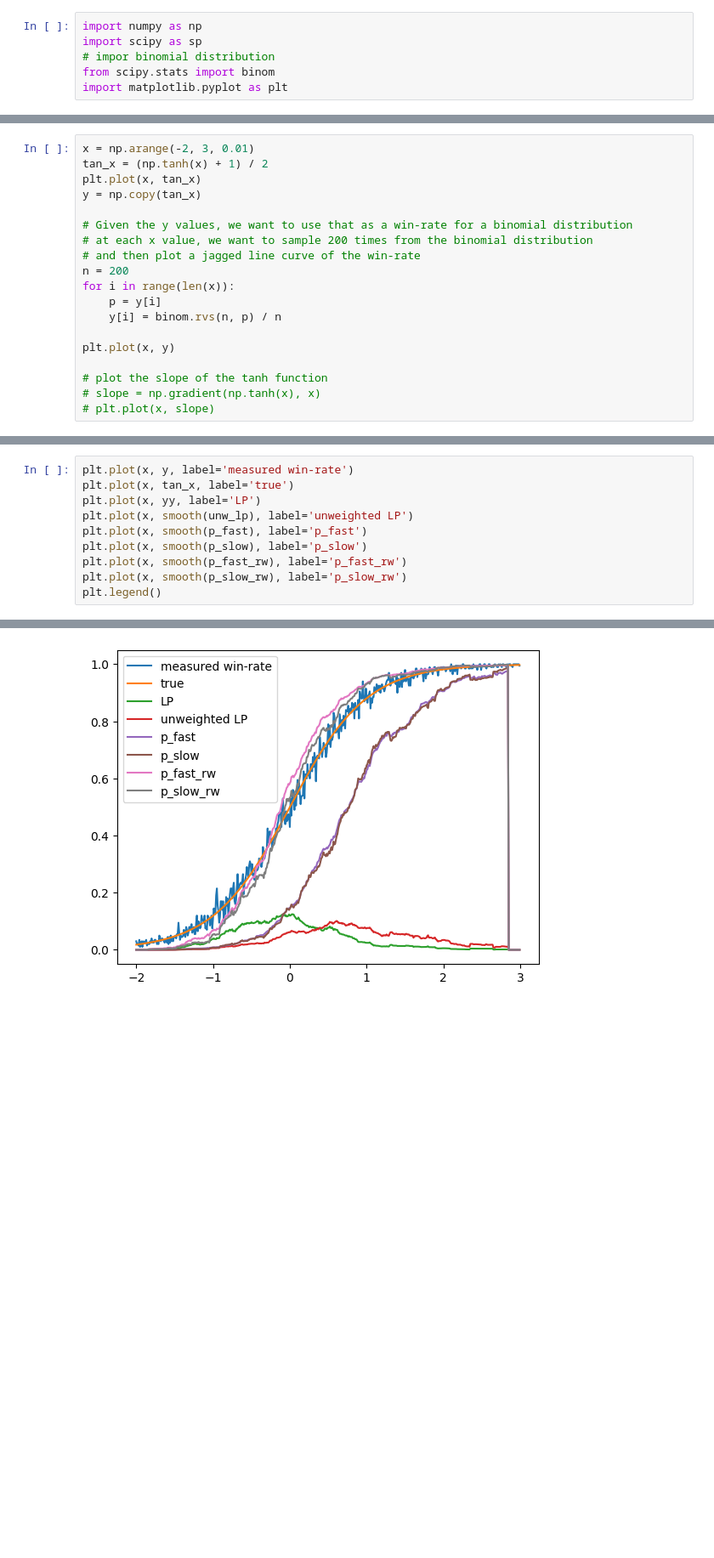
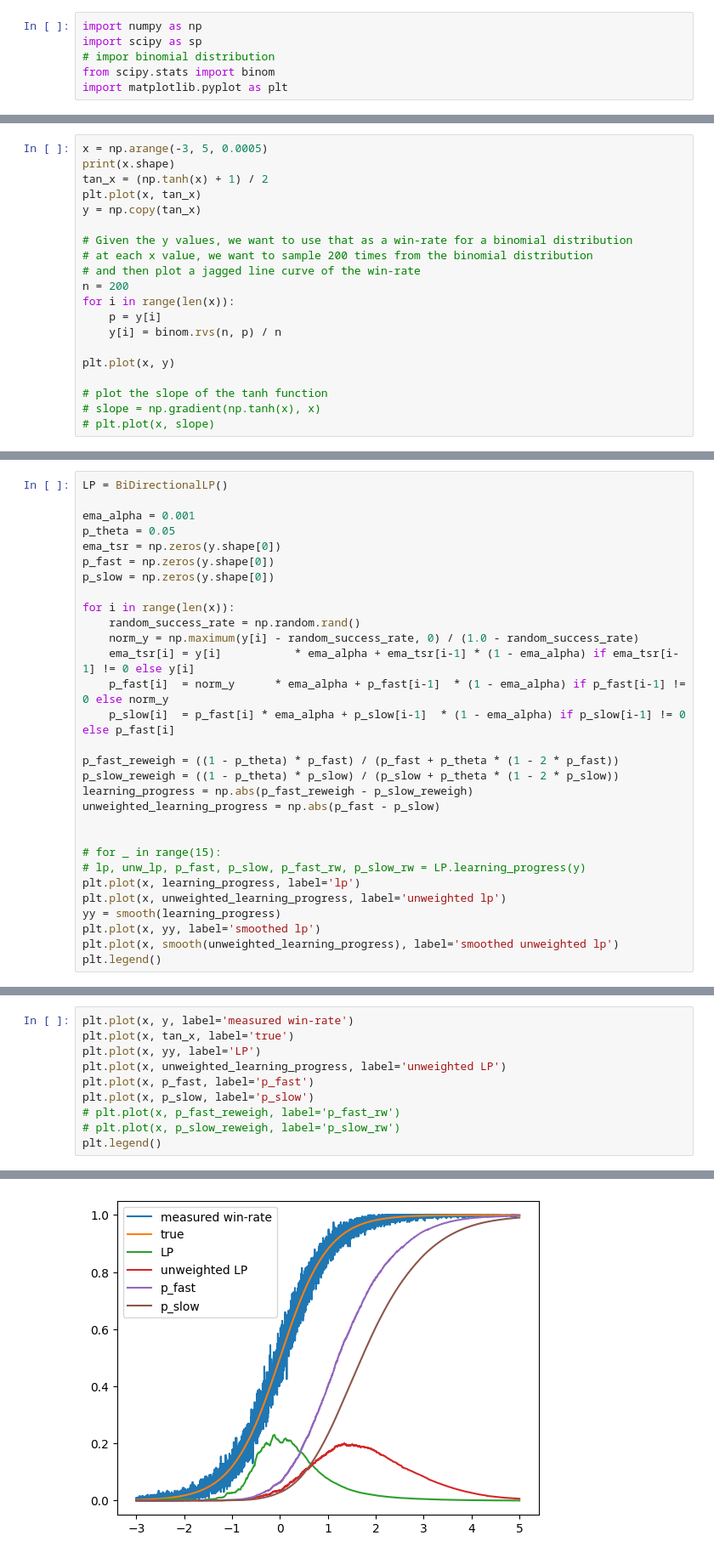
Before and after one commit to aadharna/PufferLib, a Jupyter notebook: LP_test.ipynb, the cells around one changed output, grey strips where cells are left out. Shown: that part at 85% size. Cells and saved outputs as stored; diff of their text form; blank space fills up the shorter version.

```diff
--- a/LP_test.ipynb
+++ b/LP_test.ipynb
@@ -32,7 +32,8 @@ def probs_from_lp(y):
         task_probs = subprobs
     return task_probs
 # %%
-x = np.arange(-2, 3, 0.01)
+x = np.arange(-3, 5, 0.0005)
+print(x.shape)
 tan_x = (np.tanh(x) + 1) / 2
 plt.plot(x, tan_x)
 y = np.copy(tan_x)
@@ -102,0 +93,30 @@ plt.legend()
+# %%
+LP = BiDirectionalLP()
+
+ema_alpha = 0.001
+p_theta = 0.05
+ema_tsr = np.zeros(y.shape[0])
+p_fast = np.zeros(y.shape[0])
+p_slow = np.zeros(y.shape[0])
+
+for i in range(len(x)):
+    random_success_rate = np.random.rand()
+    norm_y = np.maximum(y[i] - random_success_rate, 0) / (1.0 - random_success_rate)
+    ema_tsr[i] = y[i]           * ema_alpha + ema_tsr[i-1] * (1 - ema_alpha) if ema_tsr[i-1] != 0 else y[i]
+    p_fast[i]  = norm_y      * ema_alpha + p_fast[i-1]  * (1 - ema_alpha) if p_fast[i-1] != 0 else norm_y
+    p_slow[i]  = p_fast[i] * ema_alpha + p_slow[i-1]  * (1 - ema_alpha) if p_slow[i-1] != 0 else p_fast[i]
+
+p_fast_reweigh = ((1 - p_theta) * p_fast) / (p_fast + p_theta * (1 - 2 * p_fast))
+p_slow_reweigh = ((1 - p_theta) * p_slow) / (p_slow + p_theta * (1 - 2 * p_slow))
+learning_progress = np.abs(p_fast_reweigh - p_slow_reweigh)
+unweighted_learning_progress = np.abs(p_fast - p_slow)
+
+
+# for _ in range(15):
+# lp, unw_lp, p_fast, p_slow, p_fast_rw, p_slow_rw = LP.learning_progress(y)
+plt.plot(x, learning_progress, label='lp')
+plt.plot(x, unweighted_learning_progress, label='unweighted lp')
+yy = smooth(learning_progress)
+plt.plot(x, yy, label='smoothed lp')
+plt.plot(x, smooth(unweighted_learning_progress), label='smoothed unweighted lp')
+plt.legend()
@@ -117,13 +141,13 @@ ax2.plot(np.cumsum(yy / np.sum(yy)))
 # %%
 plt.plot(x, y, label='measured win-rate')
 plt.plot(x, tan_x, label='true')
 plt.plot(x, yy, label='LP')
-plt.plot(x, smooth(unw_lp), label='unweighted LP')
-plt.plot(x, smooth(p_fast), label='p_fast')
-plt.plot(x, smooth(p_slow), label='p_slow')
-plt.plot(x, smooth(p_fast_rw), label='p_fast_rw')
-plt.plot(x, smooth(p_slow_rw), label='p_slow_rw')
+plt.plot(x, unweighted_learning_progress, label='unweighted LP')
+plt.plot(x, p_fast, label='p_fast')
+plt.plot(x, p_slow, label='p_slow')
+# plt.plot(x, p_fast_reweigh, label='p_fast_rw')
+# plt.plot(x, p_slow_reweigh, label='p_slow_rw')
 plt.legend()
 # %% [output]
 <matplotlib.legend.Legend at 0x...>
-[figure, old version]
+[figure, new version]
```
Also changed, not shown: parts of 7 cells of this notebook.
